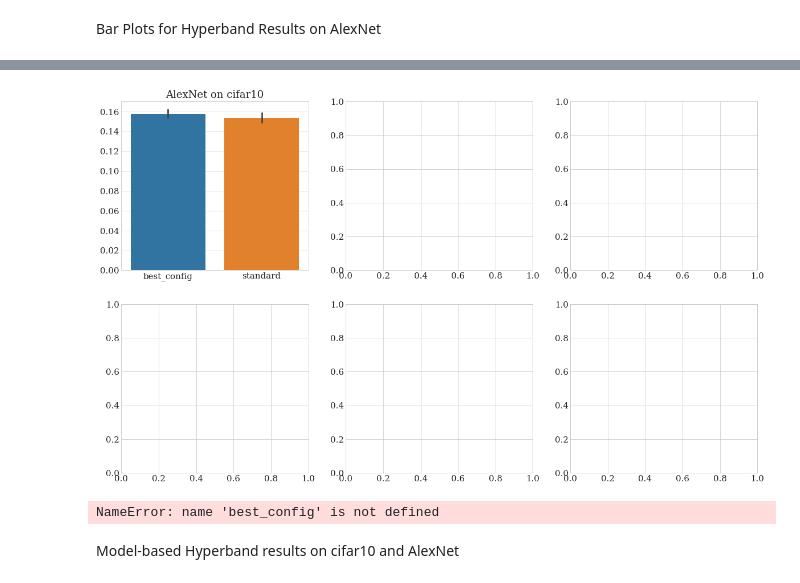
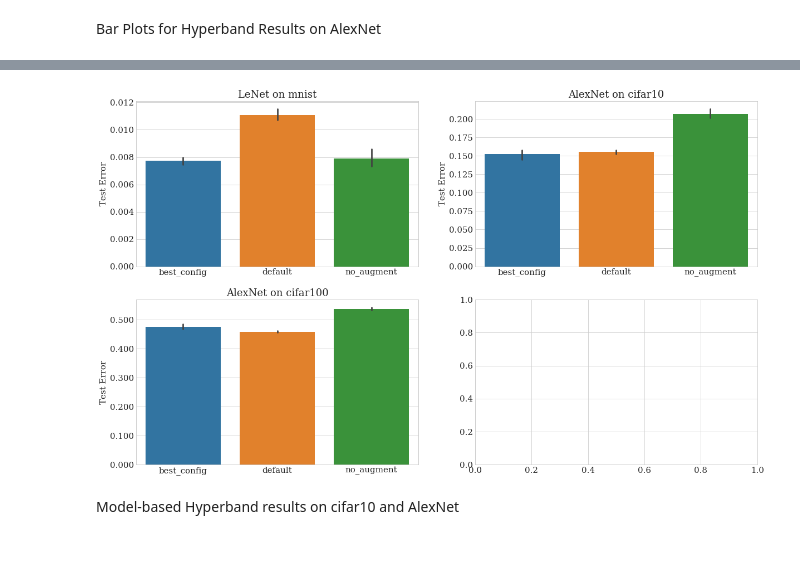
Before and after one commit to zemovi/AutoDA, a Jupyter notebook: notebooks/data_augmentation_final_plots.ipynb, the cells around one changed output, grey strips where cells are left out. Drawn from its saved outputs; the diff is of its cells as text; code cells hidden in the pictures; blank space fills up the shorter version.

Commit message:
plots

```diff
--- a/notebooks/data_augmentation_final_plots.ipynb
+++ b/notebooks/data_augmentation_final_plots.ipynb
@@ -33,31 +3,57 @@ benchmarks = ["AlexNet","ResNet", "WideResNet"]
 # %% [markdown]
 Bar Plots for Hyperband Results on AlexNet
 # %%
+import sys
+import os
 import pandas as pd
+from os.path import abspath, join as path_join
+import numpy as np
+
+import json
+import seaborn as sns
+PARENT_DIR =  path_join(os.getcwd(), "..", "..")
+sys.path.insert(0, PARENT_DIR)
+
 from itertools import product
 from glob import glob
 from collections import OrderedDict
-from itertools import product
-from collections import OrderedDict
+%matplotlib inline
+import matplotlib.pyplot as plt
+from matplotlib.transforms import Bbox
+from matplotlib.ticker import FormatStrFormatter
+import ConfigSpace as CS
+#from autoda.data_augmentation import ImageAugmentation
+#from fanova import fANOVA
+#from fanova import visualizer
 
 
+
+sns.set_style(style='whitegrid')
+
+
+plt.rcParams['figure.figsize'] = (8.0, 6.0)
+plt.rcParams['xtick.labelsize'] = 15
+plt.rcParams['ytick.labelsize'] = 15
+plt.rc('font', size=15.0, family='serif')
+plt.rcParams['text.latex.preamble']=[r"\usepackage{amsmath}"]
+
 path = path_join(abspath("."), "..", "..", "AutoData")
-print(path)
+print("path", path)
 msg = "Results to plot do not exist. Check path. {}".format(path)
 assert os.path.exists(path), msg
 
-optimizers = ("hyperband", "BOHB",)
-datasets = ("cifar10", "cifar100",)
+benchmarks = ["LeNet", "AlexNet"]
+optimizers = ("BOHB",)
+datasets = ("mnist", "cifar10", "cifar100",)
 markers = (
     "best_config",
-    "standard",
-#    "no_augment"
+    "default",
+    "no_augment"
 )
 
 
 def read_data(dataset, benchmark="AlexNet", markers=markers):
-    base_path = path_join(path, dataset, "hyperband", benchmark)
-    print(base_path)
+    base_path = path_join(path, dataset, "BOHB", benchmark)
     filenames = OrderedDict(tuple(
         (marker, sorted(glob("{base_path}/{marker}*{dataset}*.json".format(base_path=base_path, marker=marker, dataset=dataset))))
         for marker in markers
@@ -71,13 +67,15 @@ def read_data(dataset, benchmark="AlexNet", markers=markers):
                 try:
                     data.append(json_content["best_run_info"]["info"]["validation_error"])
                 except KeyError:  # standard does not have "info" key
-                    data.append(json_content["best_run_info"]["validation_error"])
+                    data.append(json_content["test_error"])
+            print(data)
         return data
 
     data = OrderedDict(tuple(
         (marker, read_files(marker_filenames))
         for marker, marker_filenames in filenames.items()
     ))
+    print(data)
     return data
 
 
@@ -86,13 +84,15 @@ data = OrderedDict(tuple(
     for dataset, benchmark in product(datasets, benchmarks)
 ))
 
-num_plots = len(list(data.keys()))
+num_plots = 4# len(list(data.keys()))
+print(num_plots)
 num_plots_side_by_side = len(benchmarks)
 
 num_rows = num_plots // num_plots_side_by_side
 num_columns = num_plots_side_by_side
 
-f, axes = plt.subplots(num_rows, num_columns, sharex=False, figsize=(20, 12))
+#f, axes = plt.subplots(num_rows, num_columns, sharex=False, figsize=(20, 12))
+fig, axes = plt.subplots(nrows=num_rows, ncols=num_columns, sharex=False, figsize=(20, 12))
 indices = product(range(num_rows), range(num_columns))
 axes_iterator = iter(axes)
 
@@ -101,6 +101,10 @@ for (dataset, benchmark), results in data.items():
         continue
     row, column = next(indices)
     axis = axes[row][column]
+    axis.yaxis.set_major_formatter(FormatStrFormatter('%.3f'))
+    axis.set_ylabel("Test Error")
     axis.set_title("{benchmark} on {dataset}".format(benchmark=benchmark, dataset=dataset))
     sns.barplot(data=pd.DataFrame({marker: marker_data for marker, marker_data in zip(markers, results)}), ax=axis)
+    extent = axis.get_window_extent().transformed(fig.dpi_scale_trans.inverted())
+    fig.savefig(path_join(path, "plots", "{}on{}.png".format(benchmark,dataset)), bbox_inches=extent.expanded(1.26, 1.2))
 # %% [output]
@@ -114,9 +128,4 @@ for (dataset, benchmark), results in data.items():
-[figure, old version]
+[figure, new version]
-# %%
-data = pd.DataFrame({"best_config": best_config, "standard": standard})
-ax = sns.barplot(data=data)
-# %% [output]
-NameError: name 'best_config' is not defined
 # %% [markdown]
 Model-based Hyperband results on cifar10 and AlexNet
 # %%
```
Also changed, not shown: parts of 4 cells of this notebook, 1 other file.
